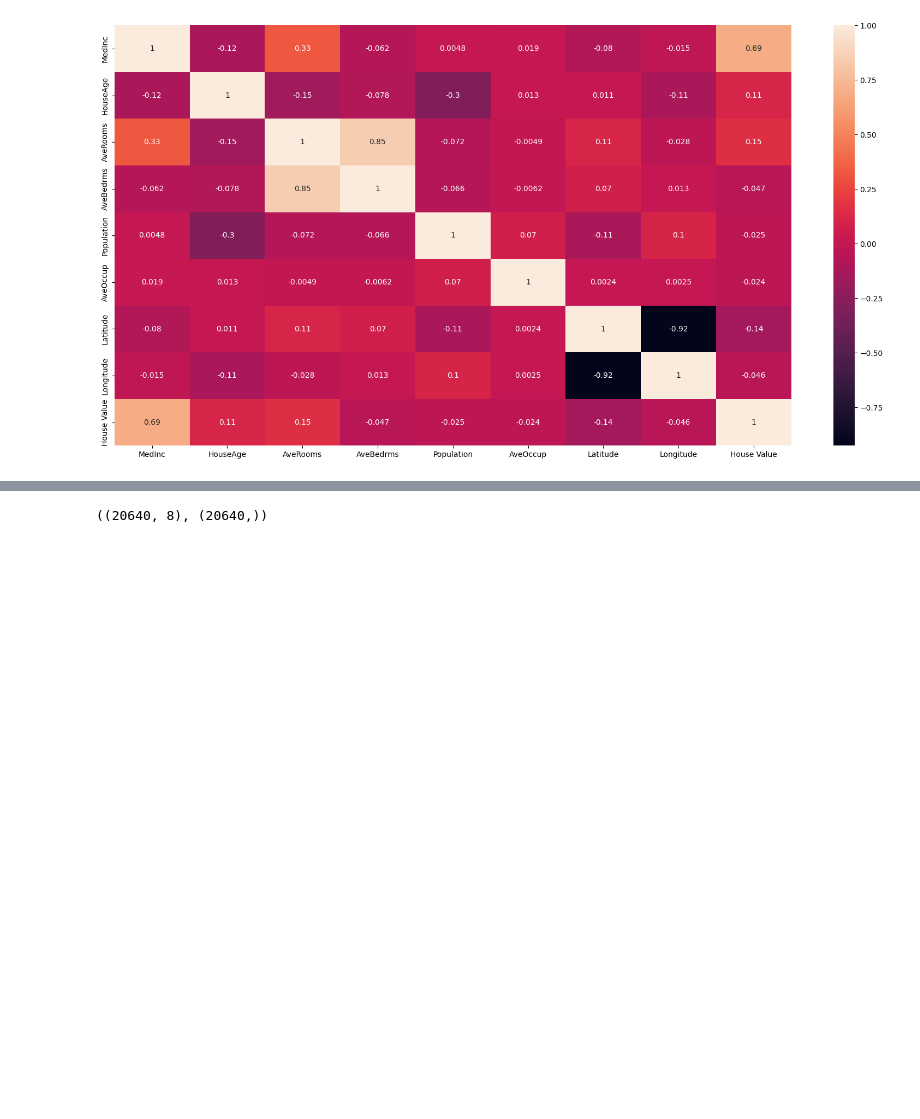
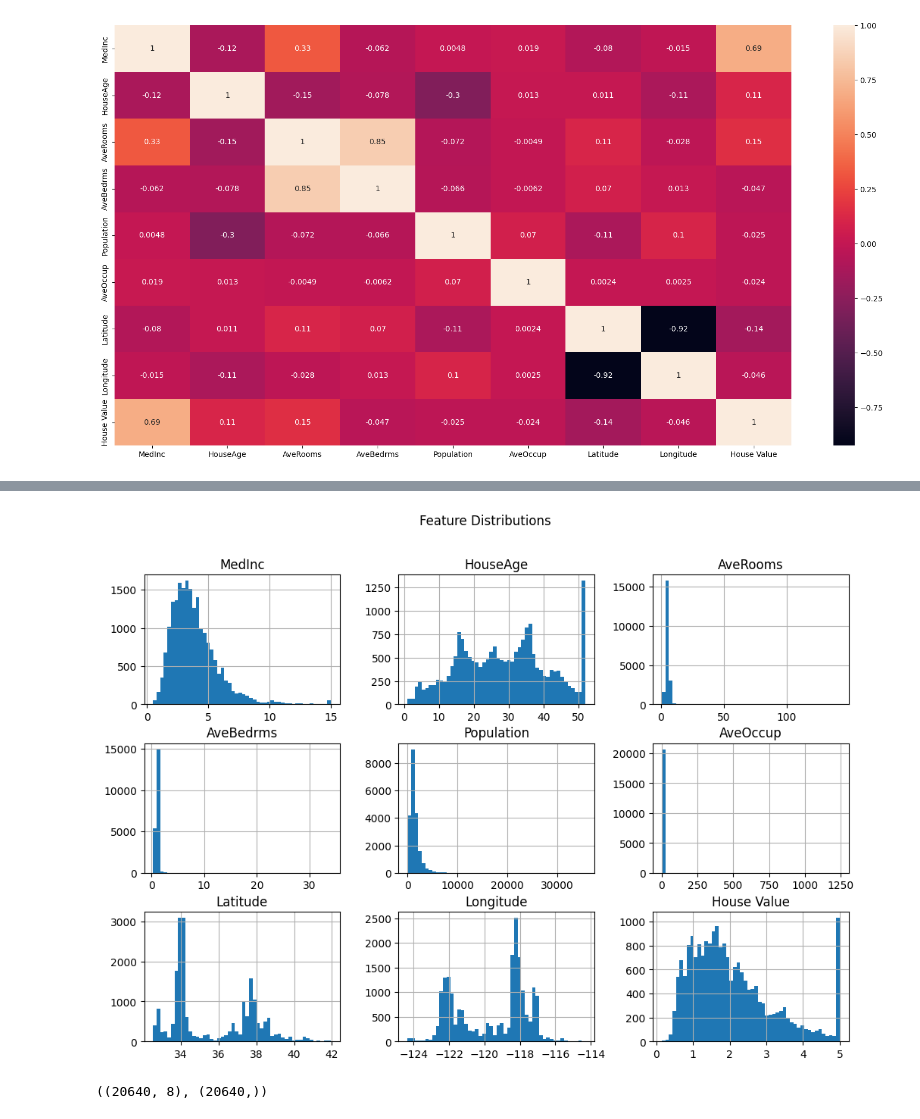
Before and after one commit to rushxbh910/California-Housing-Price-Prediction, a Jupyter notebook: Model_Training.ipynb, the cells around one changed output, grey strips where cells are left out. Saved outputs shown, nothing was run; the diff lists cells and outputs as text; code cells hidden in the pictures; blank space fills up the shorter version.

```diff
--- a/Model_Training.ipynb
+++ b/Model_Training.ipynb
@@ -144,3 +163,10 @@ sns.heatmap(df.corr(),annot=True)
+# %%
+# Histogram for each numerical feature
+df.hist(figsize=(12, 8), bins=50)
+plt.suptitle("Feature Distributions")
+plt.show()
+# %% [output]
+[figure, added]
 # %%
 #Independent and dependent feature
 
```
Also changed, not shown: parts of 2 cells of this notebook.
